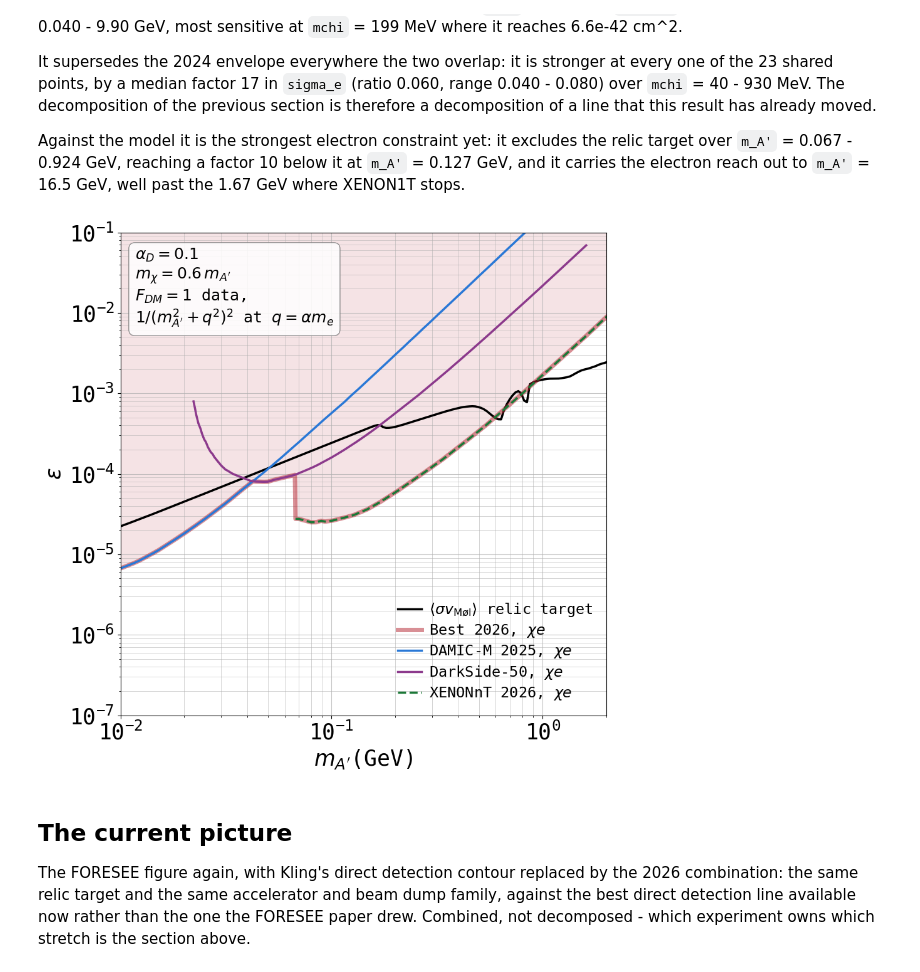
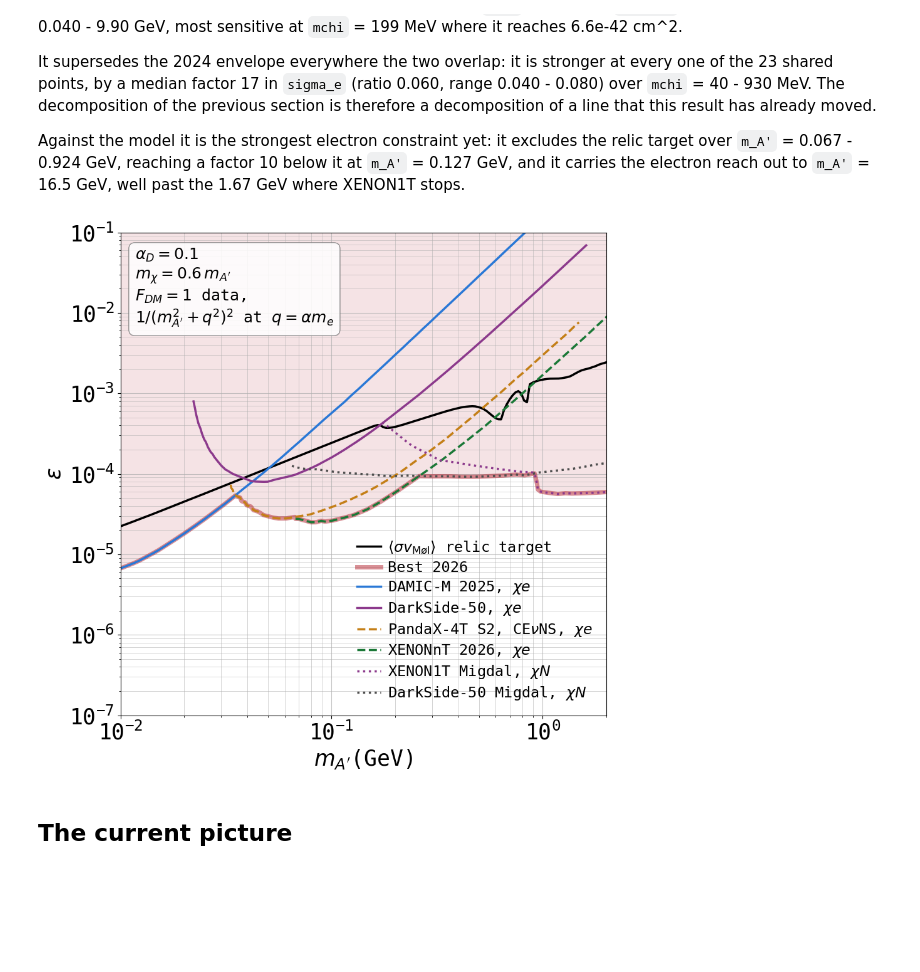
Before and after one commit to sgogoeg/bcgs_internship, a Jupyter notebook: Code/Direct_detection.ipynb, the cells around one changed output. Saved outputs shown, nothing was run; the diff lists cells and outputs as text; code cells hidden in the pictures; blank space fills up the shorter version.

```diff
--- a/Code/Direct_detection.ipynb
+++ b/Code/Direct_detection.ipynb
@@ -1203,5 +1295,6 @@ mlims_best2026, eplims_best2026 = eps_dd_limit(
 # %%
-### The current best electron line and the experiments it is made of. The
+### The current best line, electron and nucleon, and the experiments it is
+### made of. The
 ### 2024 envelope is replaced by the 2026 combination, which is the same
 ### minimum with XENONnT folded in; XENON1T is dropped, since XENONnT is
 ### below it at every mass they share and it no longer sets any part of the
@@ -1234,10 +1327,10 @@ ax.plot(ma_relic_w, eps_relic_w, color = 'black', linewidth = 2.5,
 # The current best line, for the components to be read against. Filled,
 # because as a line alone it is hidden under the components that reproduce
 # it: the shading is what makes its extent readable.
-ax.plot(mlims_best2026, eplims_best2026, color = '#b3202c', linewidth = 5.0,
-        alpha = 0.5, label = r"Best 2026, $\chi e$")
+ax.plot(mlims_best2026_all, eplims_best2026_all, color = '#b3202c',
+        linewidth = 5.0, alpha = 0.5, label = r"Best 2026")
 
-ax.fill_between(mlims_best2026, eplims_best2026, 1,
+ax.fill_between(mlims_best2026_all, eplims_best2026_all, 1,
                 color = '#b3202c', alpha = 0.12, linewidth = 0, zorder = 0)
 
 # The three experiments that set it over the range plotted here: DAMIC-M to
@@ -1258,11 +1351,24 @@ for _name, (_m, _e) in decomposition.items():
     ax.plot(_m, _e, color = decomposition_colors[_name], linewidth = 2.5,
             label = rf"{_name}, $\chi e$")
 
-# The 2026 result, dashed because it is not part of the 2024 envelope the
-# other three reproduce.
+# The two results that post-date the 2024 envelope and set part of the line,
+# dashed to separate them from the experiments that reproduce it. PandaX-4T
+# 2025 is not drawn: XENONnT is below it everywhere and it sets nothing.
+ax.plot(mlims_cenuns, eplims_cenuns, color = '#c47f17', linestyle = '--',
+        linewidth = 2.5, label = r"PandaX-4T S2, CE$\nu$NS, $\chi e$")
+
 ax.plot(mlims_xenonnt_2026, eplims_xenonnt_2026, color = '#1b7837',
         linestyle = '--', linewidth = 2.5,
         label = r"XENONnT 2026, $\chi e$")
+
+# The nucleon side, dotted: two Migdal searches that trade places at
+# mchi = 0.5 GeV, and together own the line above m_A' = 1 GeV.
+ax.plot(mlims_migdal, eplims_migdal, color = '#8c3a8c', linestyle = ':',
+        linewidth = 2.5, label = r"XENON1T Migdal, $\chi N$")
+
+ax.plot(mlims_ds50_migdal, eplims_ds50_migdal, color = '#4e4e4e',
+        linestyle = ':', linewidth = 2.5,
+        label = r"DarkSide-50 Migdal, $\chi N$")
 
 ax.text(0.03, 0.97,
         "\n".join([r"$\alpha_D = %g$" % alphaD,
@@ -1278,42 +1384,36 @@ handles, labels = ax.get_legend_handles_labels() # get all legend items
 desired_order = range(len(handles))  # change the order of legend elements
 
 ax.legend(
     [handles[i] for i in desired_order],
     [labels[i] for i in desired_order],
     loc = 'lower right',           # the lower right of the axes is empty
     ncol = 1,                      # stacked, to keep it narrow
     fontsize = 17,
     labelspacing = 0.3,
     handlelength = 1.6,
     handletextpad = 0.5,
     borderpad = 0.4,
     frameon = False                # removes legend border
 )
 
 # Define how much to zoom out from the data plotting range (cm):
 x_min = 1e-2
 x_max = 2e0
 
 y_min = 1e-7
 y_max = 1e-1
 
 # Set the new plotting limits explicitly
 ax.set_xbound(x_min, x_max)
 ax.set_ybound(y_min, y_max)
 
 # Save and show the figure:
 plt.savefig("figures/relic_abundance_finalDD.pdf", bbox_inches='tight')
 plt.show()
 # %% [output]
-[figure, old version]
+[figure, new version]
 # %% [markdown]
 ## The current picture
-
-The FORESEE figure again, with Kling's direct detection contour replaced by
-the 2026 combination: the same relic target and the same accelerator and
-beam dump family, against the best direct detection line available now
-rather than the one the FORESEE paper drew. Combined, not decomposed - which
-experiment owns which stretch is the section above.
 # %%
 ### The FORESEE figure with the current direct detection line in place of
 ### Kling's: same relic target, same bound family, same framing.
```
Also changed, not shown: parts of 6 cells of this notebook, 16 other files.
